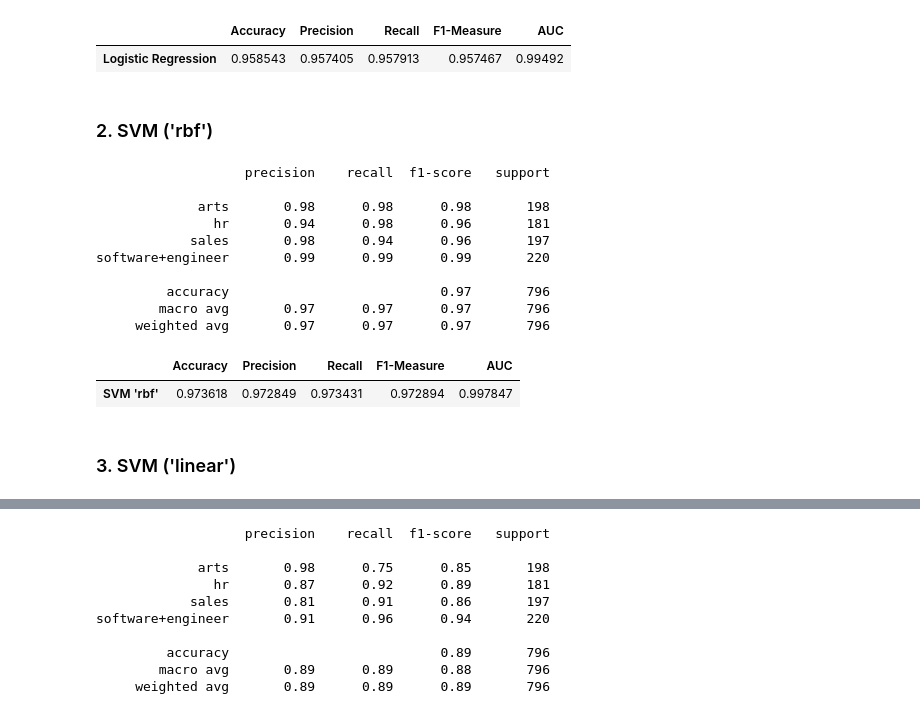
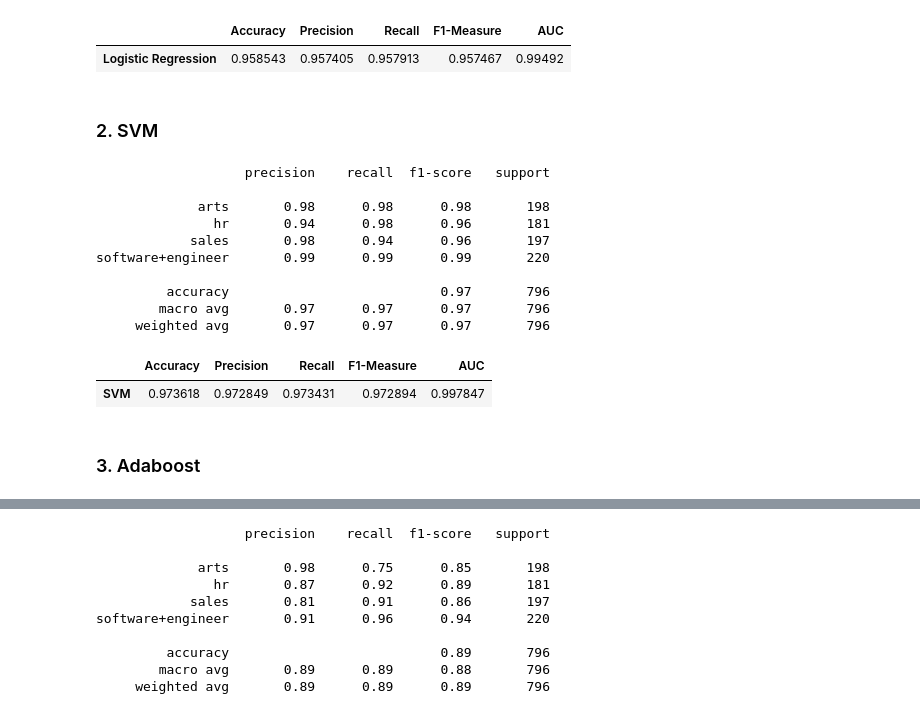
Before and after one commit to Geraldworks/BT4222, a Jupyter notebook: traditional_models_bag_easy.ipynb, the cells around one changed output, grey strips where cells are left out. Drawn from its saved outputs; the diff is of its cells as text; code cells hidden in the pictures.

```diff
--- a/traditional_models_bag_easy.ipynb
+++ b/traditional_models_bag_easy.ipynb
@@ -97,34 +94,34 @@ software+engineer       0.98      0.98      0.98       220
 |  | Accuracy | Precision | Recall | F1-Measure | AUC |
 | Logistic Regression | 0.958543 | 0.957405 | 0.957913 | 0.957467 | 0.99492 |
 # %% [markdown]
-### 2. SVM ('rbf')
+### 2. SVM
 # %%
 svm_model = SVC(random_state = 0, kernel = "rbf", probability = True)
 svm_model.fit(X_train, y_train_encoded)
 
 svm_model_y_pred = svm_model.predict(X_test)
 svm_model_y_pred_prob = svm_model.predict_proba(X_test)
 
 print(classification_report(y_test_encoded, svm_model_y_pred, target_names = label_encoder.classes_))
 svm_accuracy = accuracy_score(y_test_encoded, svm_model_y_pred)
 svm_precision = precision_score(y_test_encoded, svm_model_y_pred, average = "macro")
 svm_recall = recall_score(y_test_encoded, svm_model_y_pred, average = "macro")
 svm_f1 = f1_score(y_test_encoded, svm_model_y_pred, average = "macro")
 svm_auc = roc_auc_score(y_test_encoded, svm_model_y_pred_prob, multi_class = "ovo")
 svm_metrics = [svm_accuracy, svm_precision, svm_recall, svm_f1, svm_auc]
-pd.DataFrame(svm_metrics, index = ["Accuracy", "Precision", "Recall", "F1-Measure", "AUC"], columns = ["SVM 'rbf'"]).T
+pd.DataFrame(svm_metrics, index = ["Accuracy", "Precision", "Recall", "F1-Measure", "AUC"], columns = ["SVM"]).T
 # %% [output]
                    precision    recall  f1-score   support
 
              arts       0.98      0.98      0.98       198
                hr       0.94      0.98      0.96       181
             sales       0.98      0.94      0.96       197
 software+engineer       0.99      0.99      0.99       220
 
          accuracy                           0.97       796
         macro avg       0.97      0.97      0.97       796
      weighted avg       0.97      0.97      0.97       796
 |  | Accuracy | Precision | Recall | F1-Measure | AUC |
-| SVM 'rbf' | 0.973618 | 0.972849 | 0.973431 | 0.972894 | 0.997847 |
+| SVM | 0.973618 | 0.972849 | 0.973431 | 0.972894 | 0.997847 |
 # %% [markdown]
-### 3. SVM ('linear')
+### 3. Adaboost
```
Also changed, not shown: parts of 8 cells of this notebook, 3 other files.
